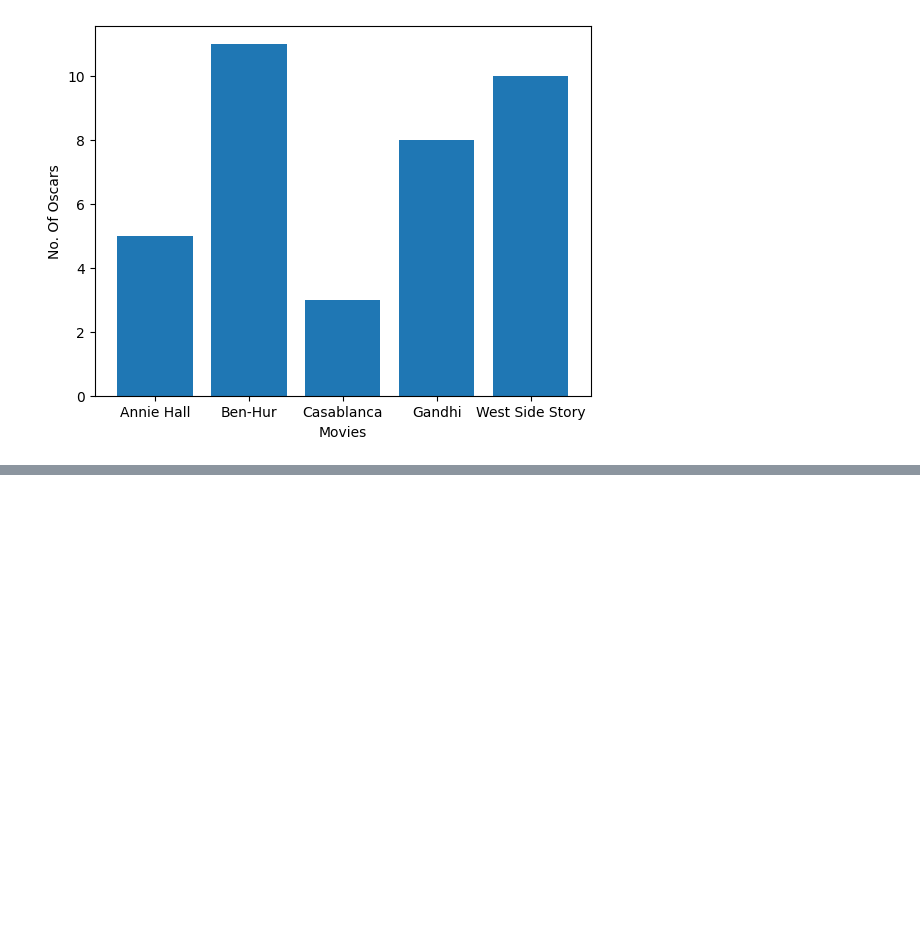
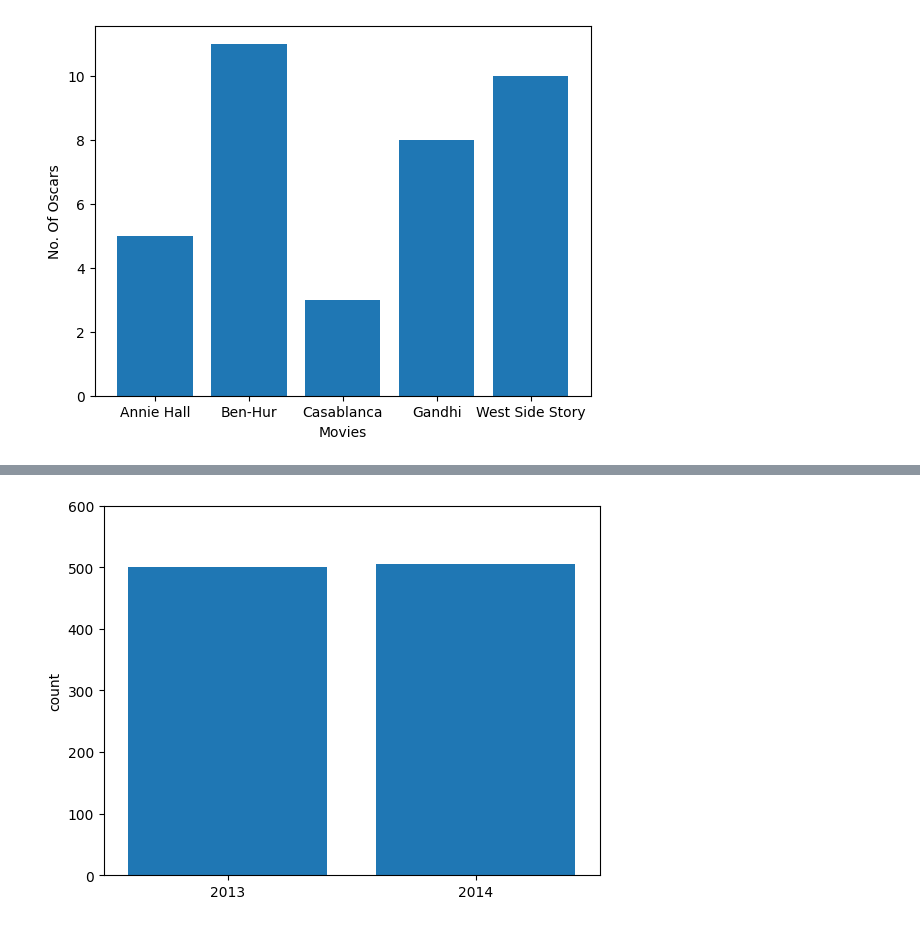
Before and after one commit to icanooooo/ML_DS_learn, a Jupyter notebook: 3_VisualizingData.ipynb, the cells around one changed output, grey strips where cells are left out. Saved outputs shown, nothing was run; the diff lists cells and outputs as text; code cells hidden in the pictures; blank space fills up the shorter version.

```diff
--- a/3_VisualizingData.ipynb
+++ b/3_VisualizingData.ipynb
@@ -31,0 +62,9 @@ plt.show()
+# %%
+plt.bar(year, mentions, 0.8)
+plt.ylabel("count")
+plt.xticks(year)
+plt.ticklabel_format(useOffset=False)
+plt.axis([2012.5, 2014.5, 0, 600]) # Jika dijauhkan bisa terlihat lebih tidak signifikan
+plt.show()
+# %% [output]
+[figure, added]
```
Also changed, not shown: parts of 13 cells of this notebook.
